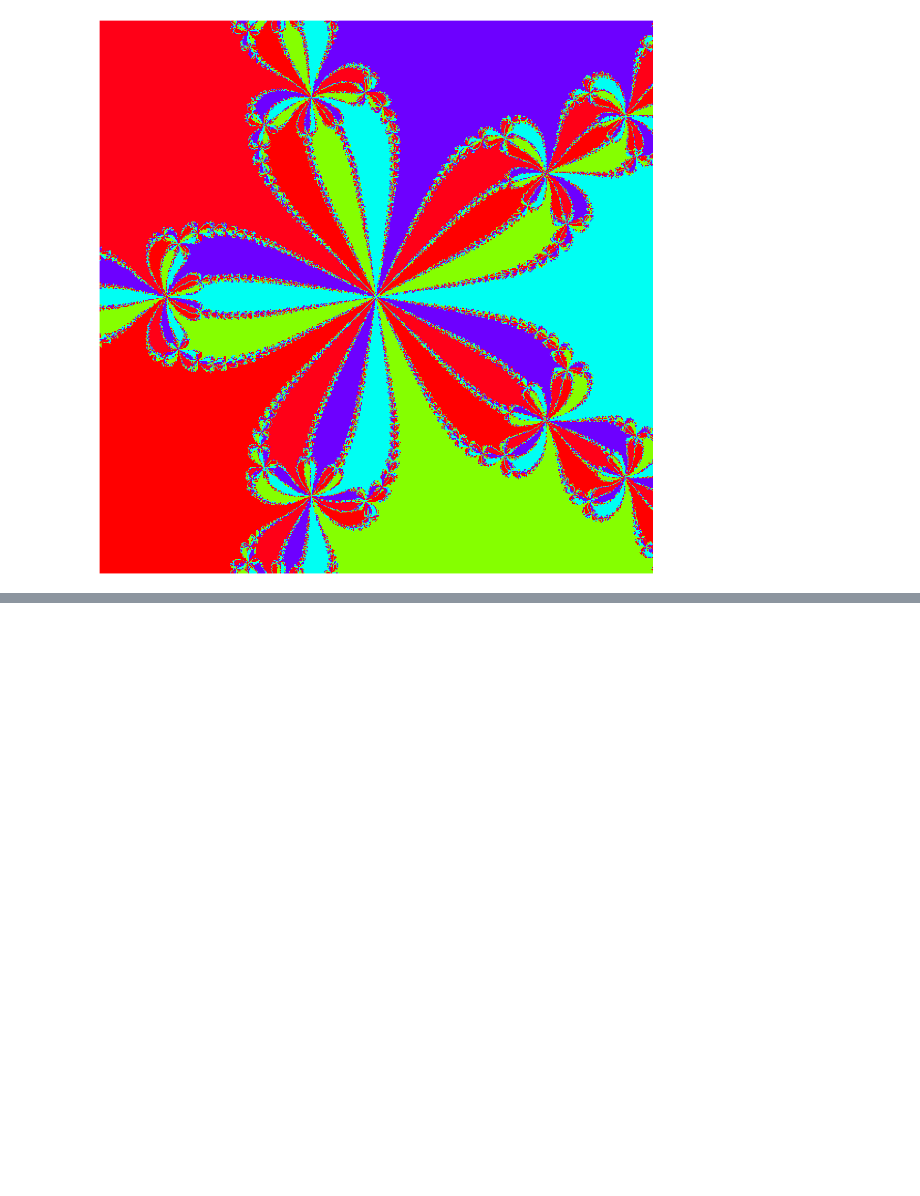
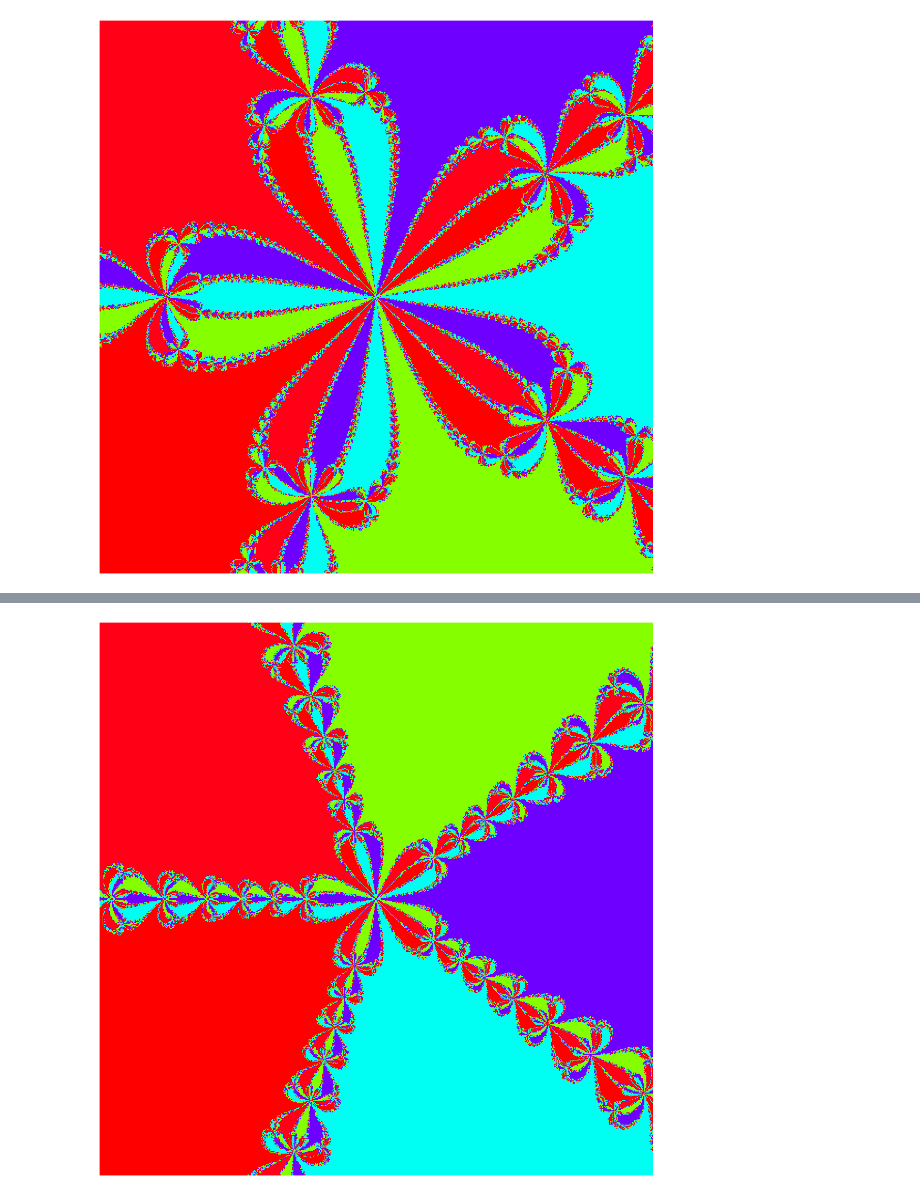
Before and after one commit to RobvanGastel/optimization-ml, a Jupyter notebook: Newtons_method.ipynb, the cells around one changed output, grey strips where cells are left out. Cells and saved outputs as stored; diff of their text form; code cells hidden in the pictures; blank space fills up the shorter version.

```diff
--- a/Newtons_method.ipynb
+++ b/Newtons_method.ipynb
@@ -397,0 +406,6 @@ plot_newton_fractal(f, fprime, n=500)
+# %%
+f = lambda z: z**5 - 1
+fprime = lambda z: 5*z**4
+plot_newton_fractal(f, fprime, n=500, domain=(-3, 3, -3, 3))
+# %% [output]
+[figure, added]
```
Also changed, not shown: parts of 2 cells of this notebook.
